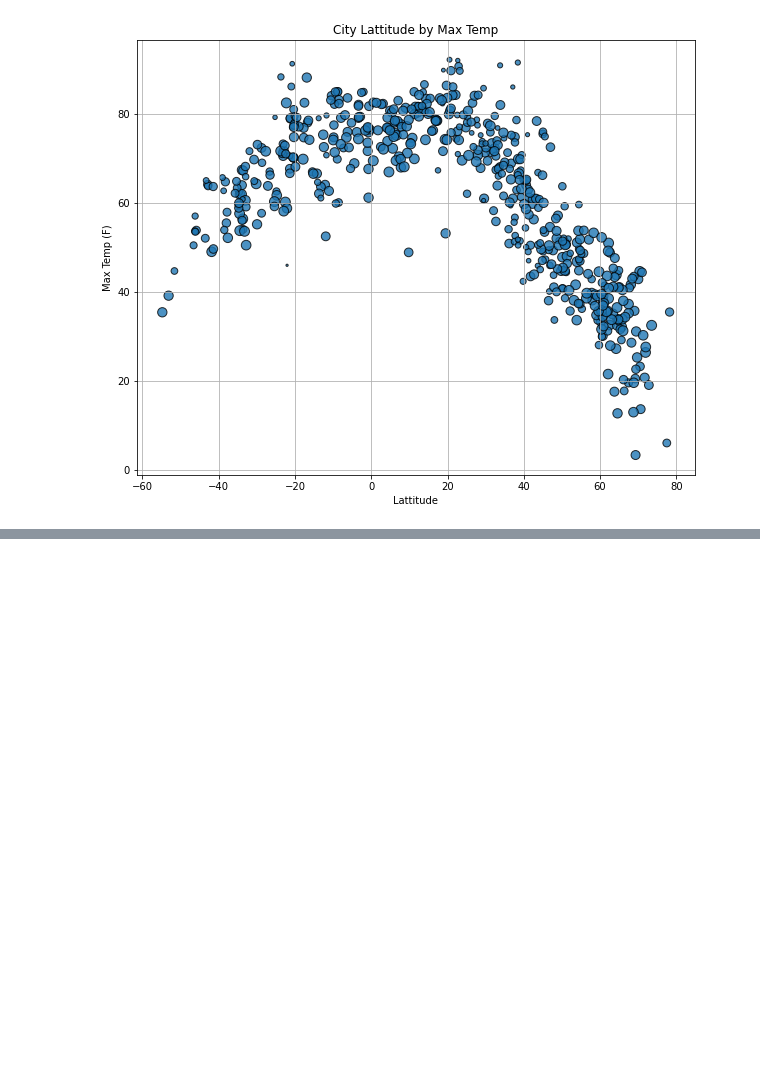
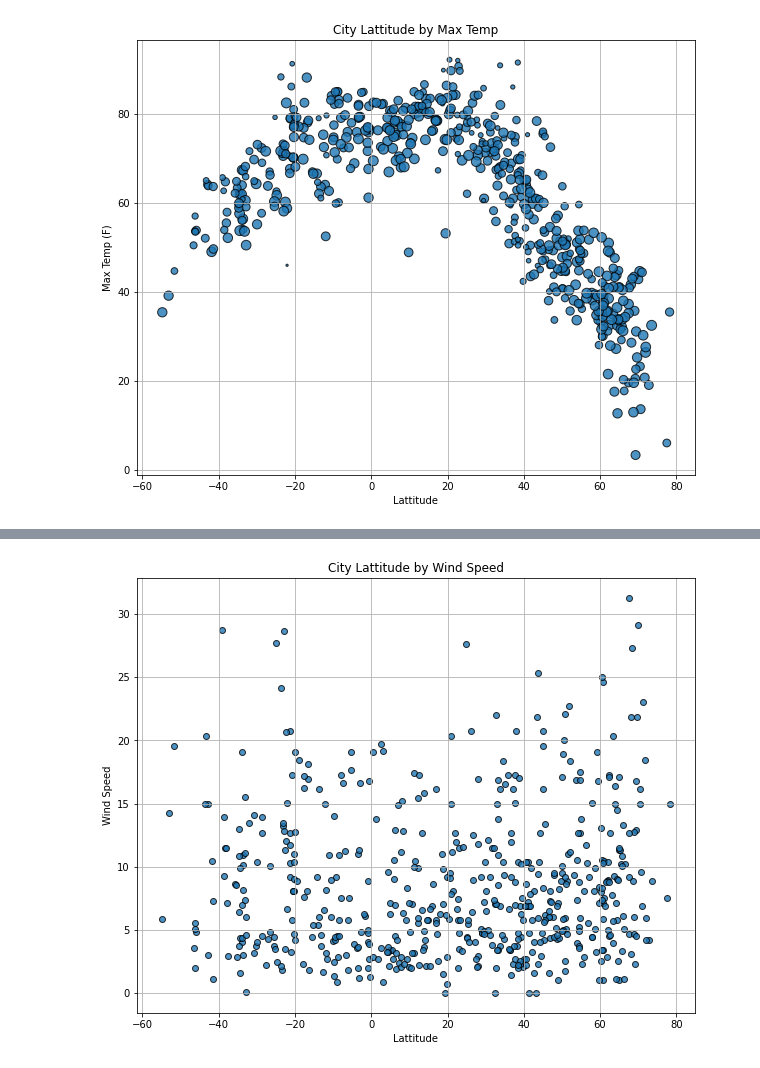
Before and after one commit to LJD0/World_Weather_Analysis, a Jupyter notebook: WeatherPy.ipynb, the cells around one changed output, grey strips where cells are left out. Saved outputs shown, nothing was run; the diff lists cells and outputs as text; code cells hidden in the pictures; blank space fills up the shorter version.

```diff
--- a/WeatherPy.ipynb
+++ b/WeatherPy.ipynb
@@ -139,0 +160,10 @@ plt.savefig('weather_data/figure1.png')
+# %%
+fig, ax = plt.subplots(figsize=(10,8))
+ax.scatter(lats,wind_speed, edgecolors='black',linewidths=1,alpha=.8,label="Cities")
+ax.grid(True)
+ax.set_title("City Lattitude by Wind Speed")
+ax.set_xlabel("Lattitude")
+ax.set_ylabel('Wind Speed')
+# plt.savefig('weather_data/figure4.png')
+# %% [output]
+[figure, added]
```
Also changed, not shown: parts of 3 cells of this notebook, 3 other files.
